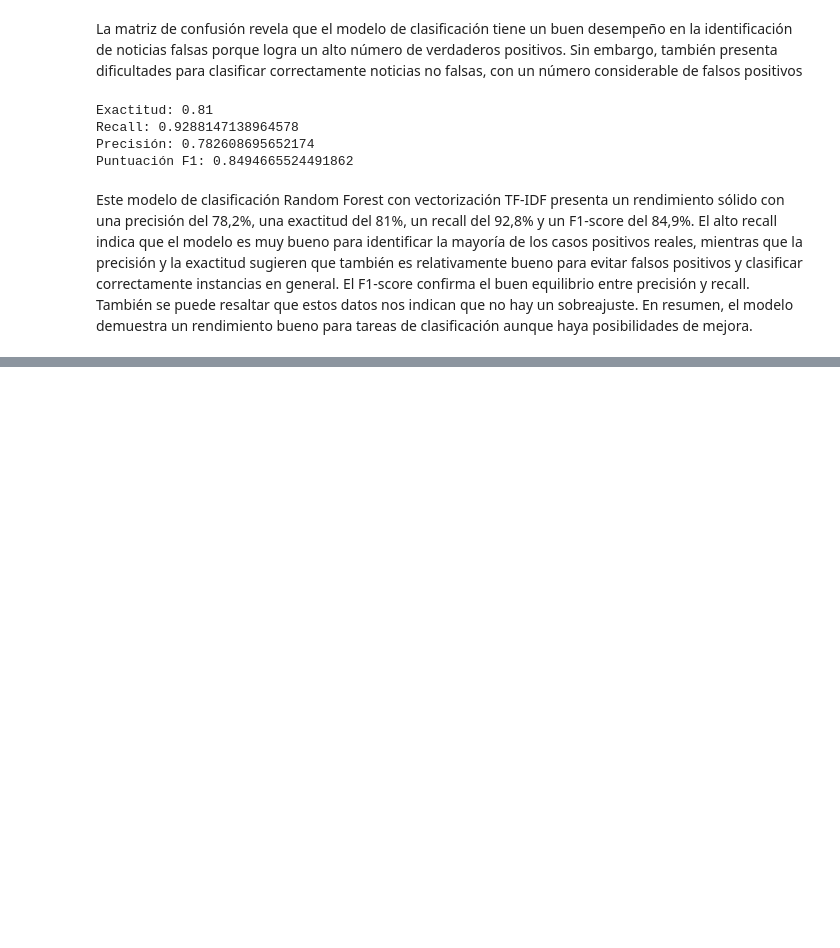
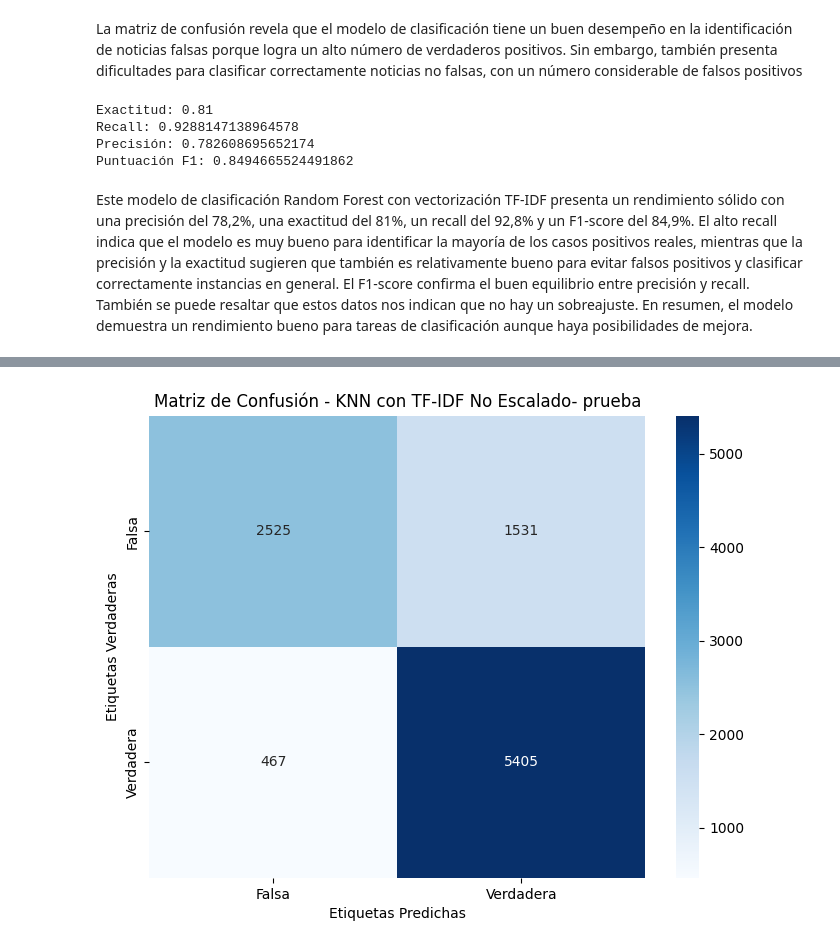
Before and after one commit to Paulina-A-V/Proyecto-1-BI, a Jupyter notebook: classification.ipynb, the cells around one changed output, grey strips where cells are left out. Saved outputs shown, nothing was run; the diff lists cells and outputs as text; code cells hidden in the pictures; blank space fills up the shorter version.

Commit message:
Modelo KNN

```diff
--- a/classification.ipynb
+++ b/classification.ipynb
@@ -389,0 +399,5 @@ Este modelo de clasificación Random Forest con vectorización TF-IDF presenta u
+# %%
+# TF-IDF con n-gramas
+vectorizer_tfidf = TfidfVectorizer(ngram_range=(1, 3))
+X_train_tfidf = vectorizer_tfidf.fit_transform(X_train)
+X_test_tfidf = vectorizer_tfidf.transform(X_test)
@@ -389,0 +500,30 @@ Este modelo de clasificación Random Forest con vectorización TF-IDF presenta u
+# %%
+from sklearn.model_selection import GridSearchCV
+
+# Definir los parámetros para ajustar
+param_grid = {
+    'n_neighbors': [11, 13, 15, 17, 19, 21],
+    'metric': ['cosine']
+}
+
+# Usar GridSearchCV para encontrar el mejor número de vecinos
+grid_knn_no_scaled = GridSearchCV(KNeighborsClassifier(), param_grid, cv=5, scoring='accuracy')
+grid_knn_no_scaled.fit(X_train_tfidf, y_train)
+
+# Obtener el mejor modelo
+best_knn_no_scaled = grid_knn_no_scaled.best_estimator_
+
+# Predicción con el conjunto de prueba
+y_pred_best_knn_no_scaled = best_knn_no_scaled.predict(X_test_tfidf)
+
+# Mostrar los resultados en el mismo formato
+print("=" * 50)
+print(f"  Mejor número de vecinos: {grid_knn_no_scaled.best_params_}")
+print("=" * 50)
+print("\n  Resultados KNN con TF-IDF no escalado")
+print("=" * 50)
+print("\nMétricas de evaluación:\n")
+print(classification_report(y_test, y_pred_best_knn_no_scaled))
+print("-" * 50)
+print(f"Exactitud (Accuracy): {accuracy_score(y_test, y_pred_best_knn_no_scaled):.4f}")
+print("=" * 50)
@@ -389,0 +550,12 @@ Este modelo de clasificación Random Forest con vectorización TF-IDF presenta u
+# %%
+cm = confusion_matrix(y_test, y_pred_best_knn_no_scaled)
+
+# Crear el heatmap
+plt.figure(figsize=(8, 6))
+sns.heatmap(cm, annot=True, fmt="d", cmap="Blues", xticklabels=["Falsa", "Verdadera"], yticklabels=["Falsa", "Verdadera"])
+plt.title("Matriz de Confusión - KNN con TF-IDF No Escalado- prueba")
+plt.xlabel("Etiquetas Predichas")
+plt.ylabel("Etiquetas Verdaderas")
+plt.show()
+# %% [output]
+[figure, added]
```
Also changed, not shown: parts of 21 cells of this notebook.
